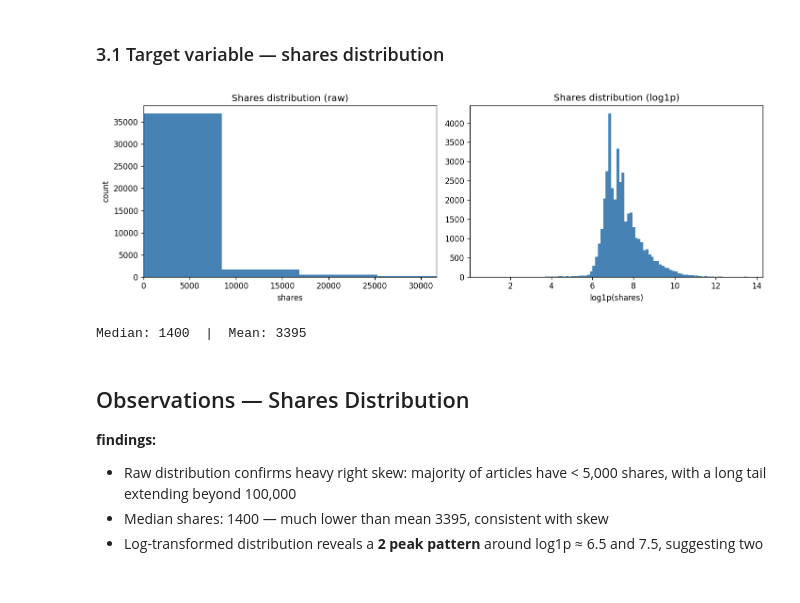
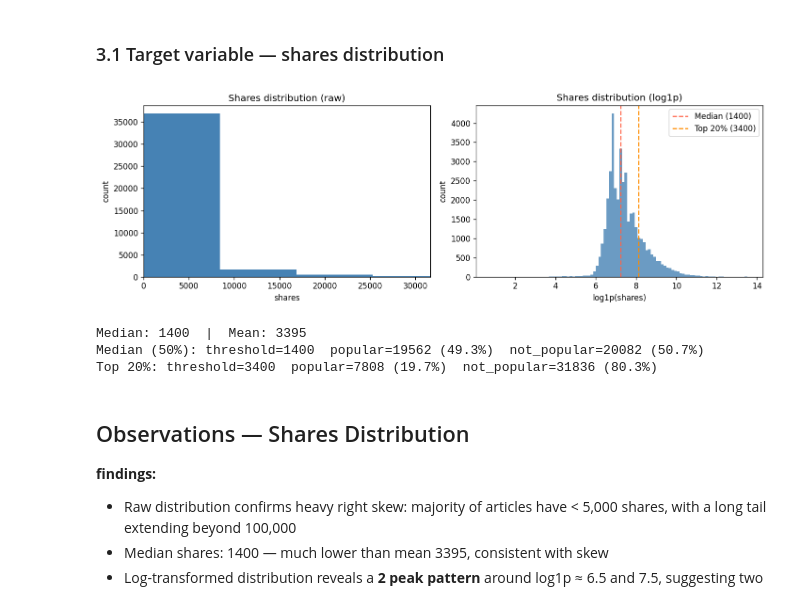
Before and after one commit to yh6384-design/ML_Online_News_Popularity, a Jupyter notebook: NB1_EDA_Preprocessing.ipynb, the cells around one changed output. Saved outputs shown, nothing was run; the diff lists cells and outputs as text; code cells hidden in the pictures.

Commit message:
update charts for report

```diff
--- a/NB1_EDA_Preprocessing.ipynb
+++ b/NB1_EDA_Preprocessing.ipynb
@@ -192,22 +186,42 @@ df.head(3)
 # %% [markdown]
 ### 3.1 Target variable — shares distribution
 # %%
+threshold_median = df['shares'].median()
+threshold_top20  = df['shares'].quantile(0.80)
+
 fig, axes = plt.subplots(1, 2, figsize=(12, 4))
+
+# Left: raw distribution
 axes[0].hist(df['shares'], bins=100, color='steelblue', edgecolor='none')
 axes[0].set_title('Shares distribution (raw)')
 axes[0].set_xlabel('shares')
 axes[0].set_ylabel('count')
 axes[0].set_xlim(0, df['shares'].quantile(0.99))
-axes[1].hist(np.log1p(df['shares']), bins=100, color='steelblue', edgecolor='none')
+
+# Right: log1p distribution with both threshold lines
+axes[1].hist(np.log1p(df['shares']), bins=100, color='steelblue', edgecolor='none', alpha=0.8)
+axes[1].axvline(np.log1p(threshold_median), color='tomato',     linestyle='--', label=f'Median ({threshold_median:.0f})')
+axes[1].axvline(np.log1p(threshold_top20),  color='darkorange', linestyle='--', label=f'Top 20% ({threshold_top20:.0f})')
 axes[1].set_title('Shares distribution (log1p)')
 axes[1].set_xlabel('log1p(shares)')
+axes[1].set_ylabel('count')
+axes[1].legend()
+
 plt.tight_layout()
 plt.savefig(f'{OUTPUTS_DIR}/fig_shares_distribution.png', bbox_inches='tight')
 plt.show()
+
 print(f'Median: {df["shares"].median():.0f}  |  Mean: {df["shares"].mean():.0f}')
+
+# Class balance summary at each threshold
+for name, thresh in [('Median (50%)', threshold_median), ('Top 20%', threshold_top20)]:
+    y = (df['shares'] > thresh).astype(int)
+    print(f'{name}: threshold={thresh:.0f}  popular={y.sum()} ({y.mean()*100:.1f}%)  not_popular={len(y)-y.sum()} ({(1-y.mean())*100:.1f}%)')
 # %% [output]
-[figure, old version]
+[figure, new version]
 Median: 1400  |  Mean: 3395
+Median (50%): threshold=1400  popular=19562 (49.3%)  not_popular=20082 (50.7%)
+Top 20%: threshold=3400  popular=7808 (19.7%)  not_popular=31836 (80.3%)
 # %% [markdown]
 ## Observations — Shares Distribution
 
```
Also changed, not shown: parts of 1 cell of this notebook.
